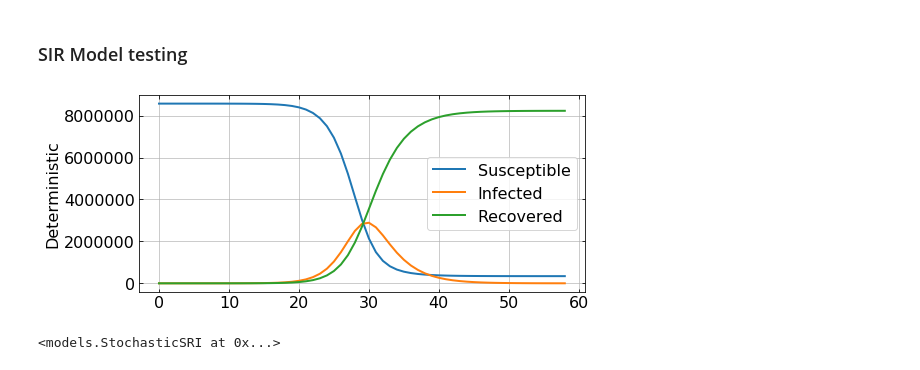
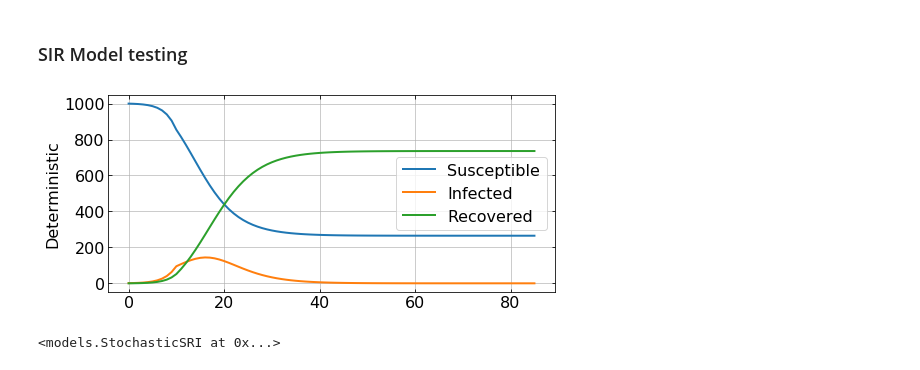
Before and after one commit to jeannechaverot/CovidForecasting, a Jupyter notebook: Tester.ipynb, the cells around one changed output. Cells and saved outputs as stored; diff of their text form; code cells hidden in the pictures.

```diff
--- a/Tester.ipynb
+++ b/Tester.ipynb
@@ -7,23 +7,23 @@ from models import *
 # %% [markdown]
 ### SIR Model testing ###
 # %%
-params = {'beta' : 0.9, 'gamma' : 0.3, 'S0' : 8570000, 'I0' : 10, 'R0' : 0}
+params = {'beta' : 0.9, 'gamma' : 0.3, 'S0' : 1000, 'I0' : 1, 'R0' : 0}
 model = DeterministicSRI(**params)
-model.evolve(days=58)
-
+params_new = {'beta' : 0.5, 'gamma' : 0.3}
+model.evolve(days=10).update_parameters(**params_new).evolve(days=75)
 xlabel = 'Days'
 ylabel = 'Deterministic'
 fig = plt.figure(figsize=(8,8))
 ax = fig.add_subplot(211)
 ax.plot(model.time, model.S, linewidth=2, label='Susceptible')
 ax.plot(model.time, model.I, linewidth=2, label='Infected')
 ax.plot(model.time, model.R, linewidth=2, label='Recovered')
 #ax.plot(model.time, confirmed, linewidth=2, label='Confirmed')
 
 set_ax(ax, ylabel=ylabel, legend=True)
 plt.show()
 # %% [output]
-[figure, old version]
+[figure, new version]
 # %%
 # example use
 params = {'beta' : 0.5, 'gamma' : 0.3, 'S0' : 999, 'I0' : 1, 'R0' : 0}
```
Also changed, not shown: parts of 9 cells of this notebook.
